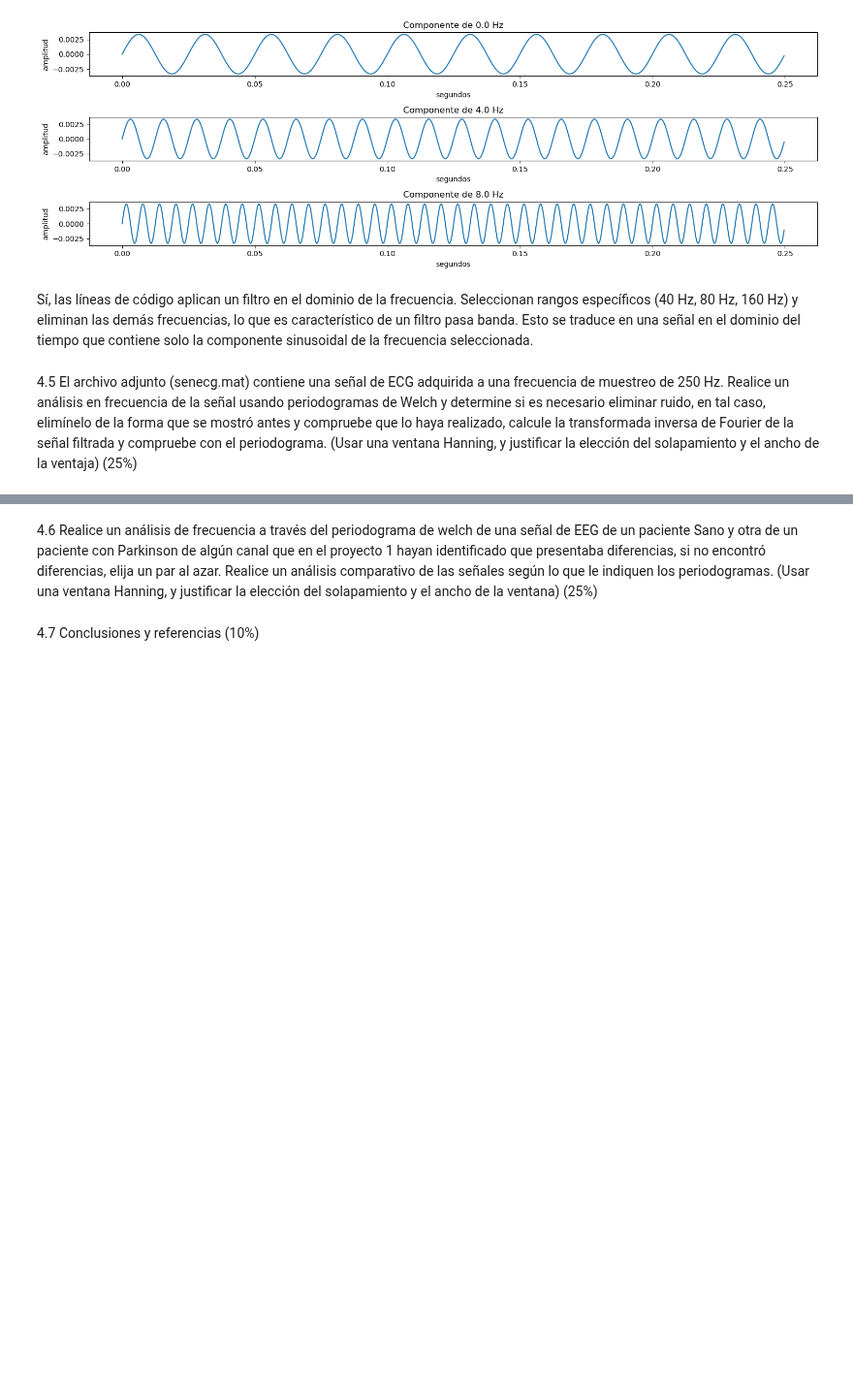
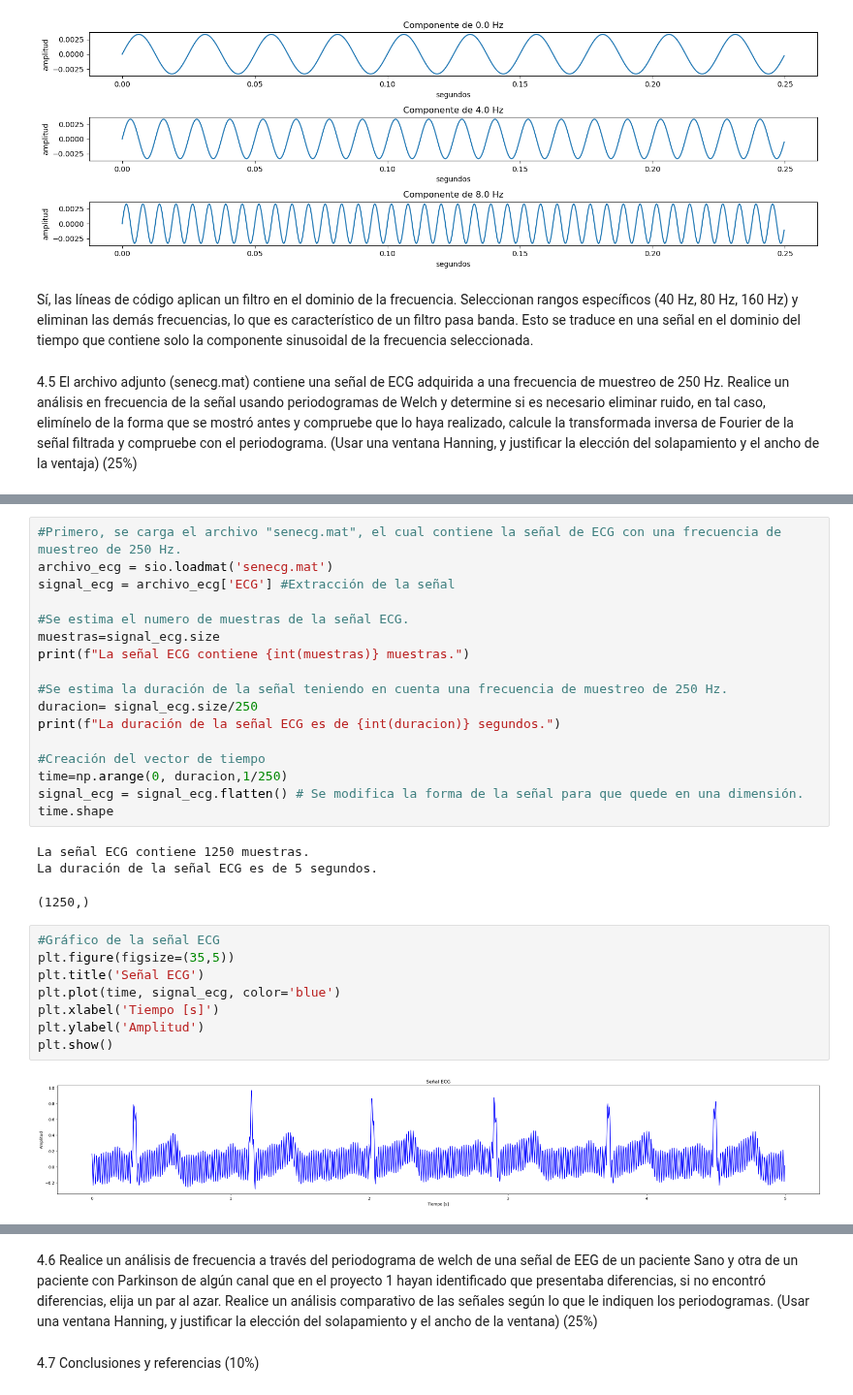
Before and after one commit to LuEnciso21/BIOSENALES24II, a Jupyter notebook: Practica5/P6_AESPECTRAL_LUISAENCISO_JADERCHINGAL.ipynb, the cells around one changed output, grey strips where cells are left out. Shown at 97% size. Cells and saved outputs as stored; diff of their text form; blank space fills up the shorter version.

```diff
--- a/Practica5/P6_AESPECTRAL_LUISAENCISO_JADERCHINGAL.ipynb
+++ b/Practica5/P6_AESPECTRAL_LUISAENCISO_JADERCHINGAL.ipynb
@@ -470,0 +297,31 @@ plt.show()
+# %%
+#Primero, se carga el archivo "senecg.mat", el cual contiene la señal de ECG con una frecuencia de muestreo de 250 Hz.
+archivo_ecg = sio.loadmat('senecg.mat')
+signal_ecg = archivo_ecg['ECG'] #Extracción de la señal
+
+#Se estima el numero de muestras de la señal ECG.
+muestras=signal_ecg.size
+print(f"La señal ECG contiene {int(muestras)} muestras.")
+
+#Se estima la duración de la señal teniendo en cuenta una frecuencia de muestreo de 250 Hz.
+duracion= signal_ecg.size/250
+print(f"La duración de la señal ECG es de {int(duracion)} segundos.")
+
+#Creación del vector de tiempo
+time=np.arange(0, duracion,1/250)
+signal_ecg = signal_ecg.flatten() # Se modifica la forma de la señal para que quede en una dimensión.
+time.shape
+# %% [output]
+La señal ECG contiene 1250 muestras.
+La duración de la señal ECG es de 5 segundos.
+(1250,)
+# %%
+#Gráfico de la señal ECG
+plt.figure(figsize=(35,5))
+plt.title('Señal ECG')
+plt.plot(time, signal_ecg, color='blue')
+plt.xlabel('Tiempo [s]')
+plt.ylabel('Amplitud')
+plt.show()
+# %% [output]
+[figure, added]
```
Also changed, not shown: parts of 8 cells of this notebook.
